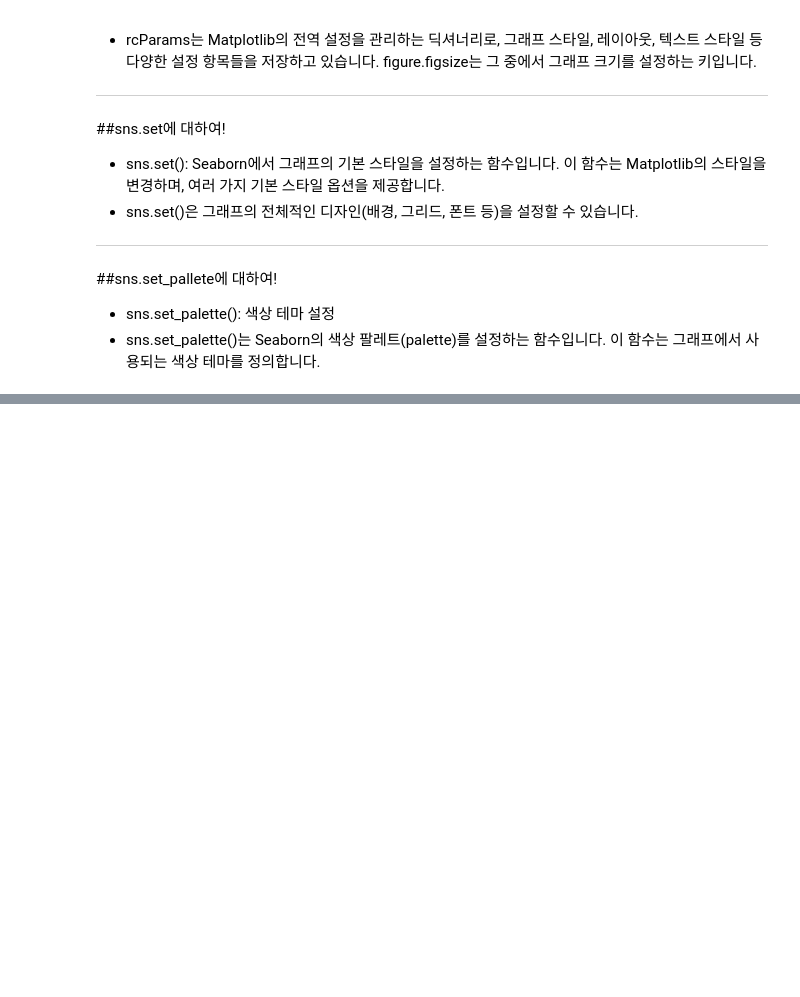
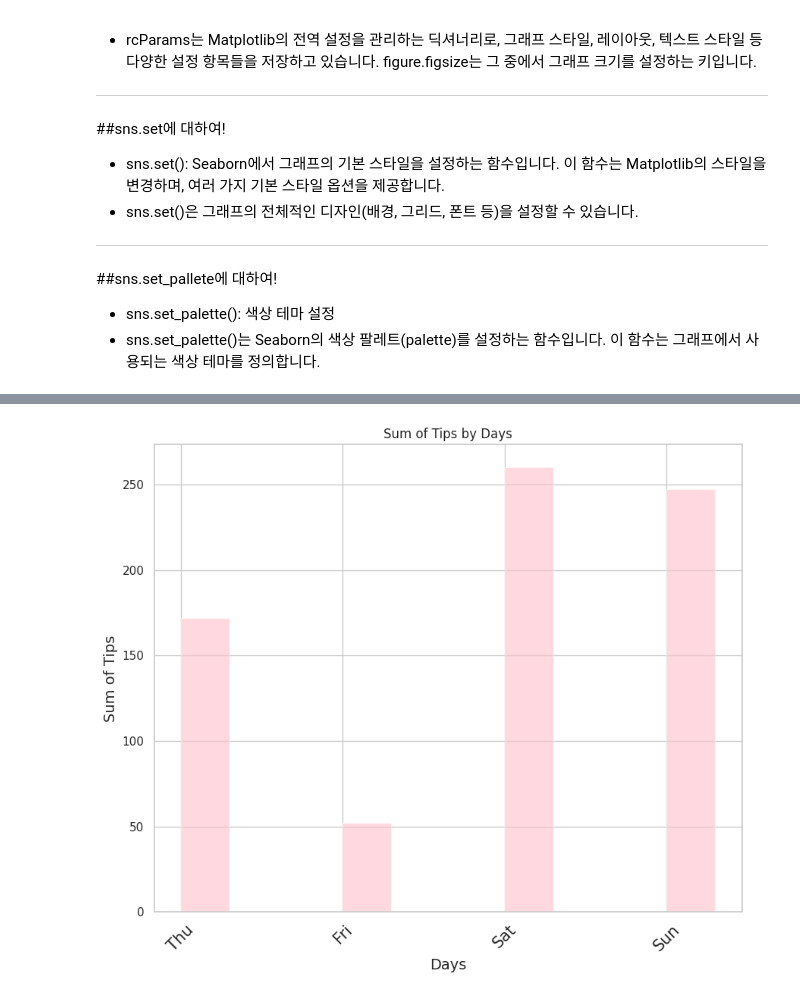
Before and after one commit to hajonghyun/inflearn_ML_from_the_foundation, a Jupyter notebook: 3_Visualization_matplotlib_seaborn.ipynb, the cells around one changed output, grey strips where cells are left out. Saved outputs shown, nothing was run; the diff lists cells and outputs as text; code cells hidden in the pictures; blank space fills up the shorter version.

```diff
--- a/3_Visualization_matplotlib_seaborn.ipynb
+++ b/3_Visualization_matplotlib_seaborn.ipynb
@@ -114,0 +121,9 @@ matplotlib.rcParams['axes.unicode_minus'] = False
+# %%
+# Loading 'Tips' dataset from seaborn
+# 0. 우선, Tips 데이터셋을 불러와 'tips' 변수에 넣어주고, head를 출력해보자.
+
+import matplotlib.pyplot as plt
+import seaborn as sns
+
+tips = sns.load_dataset('tips')
+tips.head()
@@ -114,0 +147,7 @@ matplotlib.rcParams['axes.unicode_minus'] = False
+# %%
+# 1단계
+# 유의미한 값을 도출해내기 위해 groupby함수를 사용해서 변수에 묶어준다.
+# day로 그룹을 만들어 각 day에 tip들을 합한 df를 sum_tip_by_day 변수에 넣자.
+
+sum_tip_by_day = tips.groupby('day')['tip'].sum()
+sum_tip_by_day
@@ -114,0 +175,26 @@ matplotlib.rcParams['axes.unicode_minus'] = False
+# %%
+# 2단계
+x_label = ['Thu','Fri','Sat','Sun']
+
+plt.bar(x_label,sum_tip_by_day,
+        color='pink', # 색 지정
+        alpha=0.6, # 색 투명도 지정
+        width=0.3, # 너비
+        align='edge') # 배치
+
+# 막대그래프의 제목을 'Sum of Tips by Days'로 지어주자
+plt.title('Sum of Tips by Days')
+
+# 막대그래프의 x축 y축이 뭘 의미하는지 표기해주자.
+plt.xlabel('Days', fontsize=14)
+plt.ylabel('Sum of Tips', fontsize=14)
+
+# x축 라벨을 45도 기울여보자.
+plt.xticks([0,1,2,3],
+           x_label,
+           rotation=45,
+           fontsize=15)
+
+plt.show()
+# %% [output]
+[figure, added]
```
Also changed, not shown: parts of 22 cells of this notebook.
